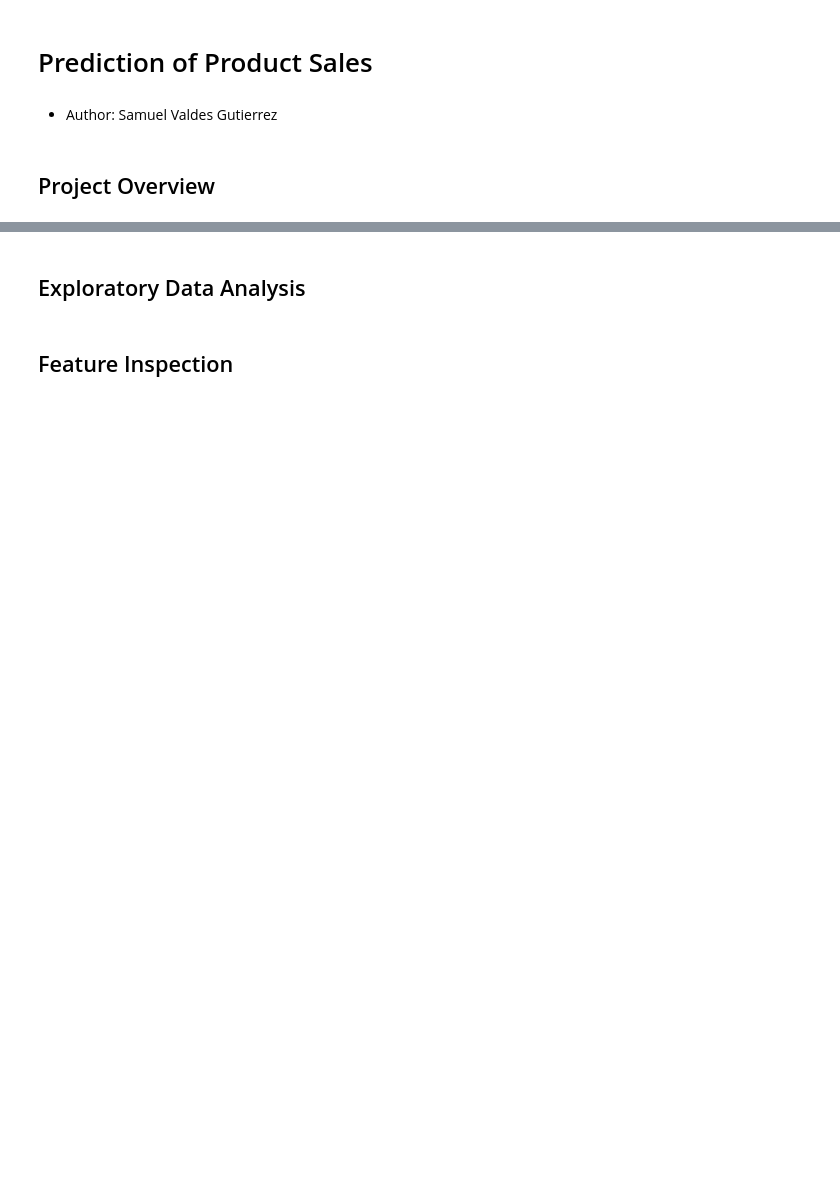
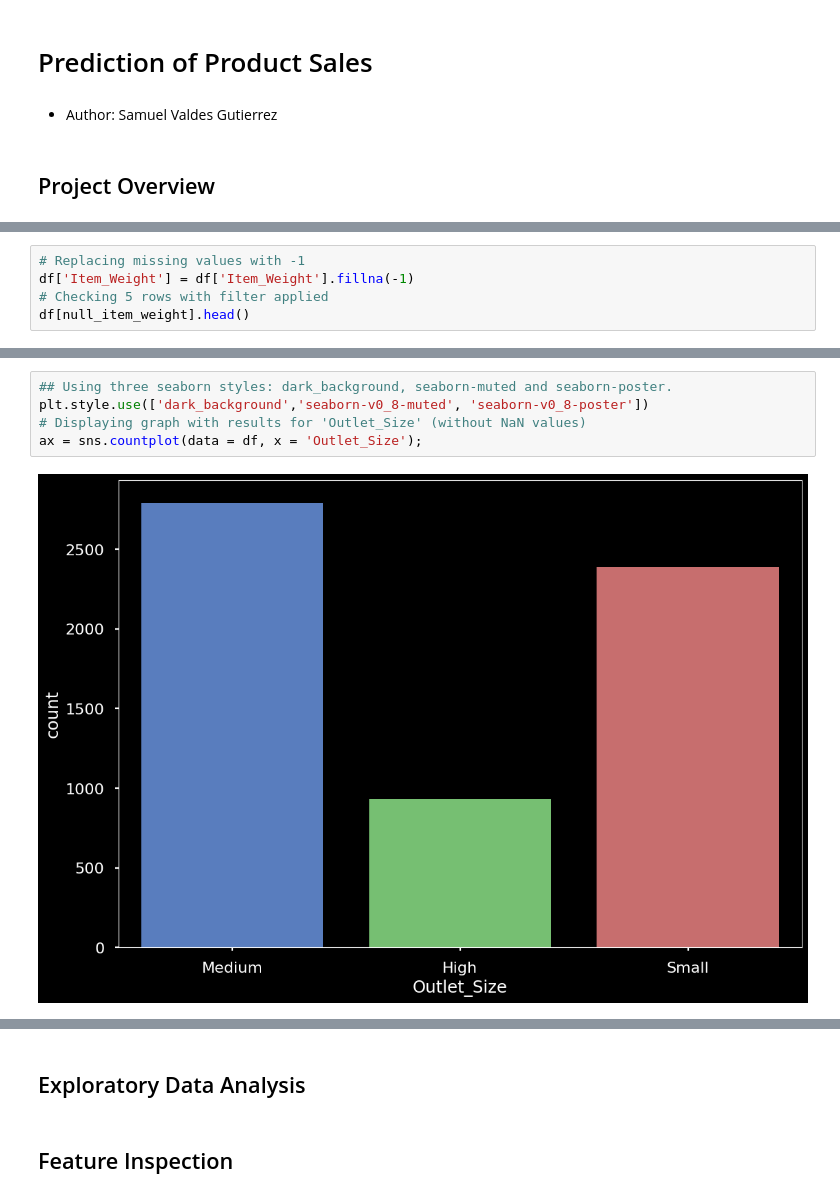
Before and after one commit to BigSamu/Prediction_of_Product_Sales, a Jupyter notebook: Prediction_of_Product_Sales.ipynb, the cells around one changed output, grey strips where cells are left out. Saved outputs shown, nothing was run; the diff lists cells and outputs as text; blank space fills up the shorter version.

```diff
--- a/Prediction_of_Product_Sales.ipynb
+++ b/Prediction_of_Product_Sales.ipynb
@@ -10,0 +244,5 @@
+# %%
+# Replacing missing values with -1
+df['Item_Weight'] = df['Item_Weight'].fillna(-1)
+# Checking 5 rows with filter applied
+df[null_item_weight].head()
@@ -10,0 +287,7 @@
+# %%
+## Using three seaborn styles: dark_background, seaborn-muted and seaborn-poster.
+plt.style.use(['dark_background','seaborn-v0_8-muted', 'seaborn-v0_8-poster'])
+# Displaying graph with results for 'Outlet_Size' (without NaN values)
+ax = sns.countplot(data = df, x = 'Outlet_Size');
+# %% [output]
+[figure, added]
```
Also changed, not shown: parts of 60 cells of this notebook.
